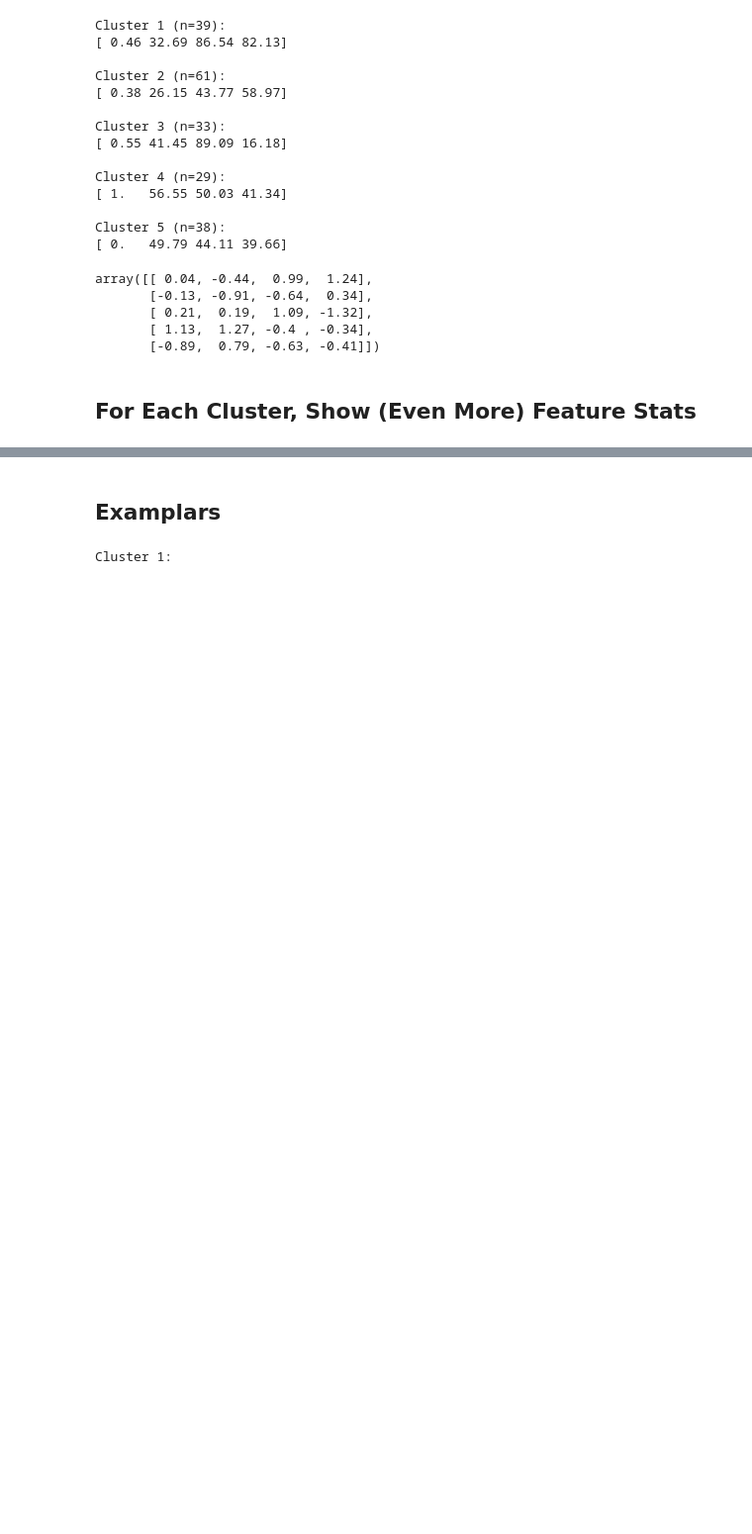
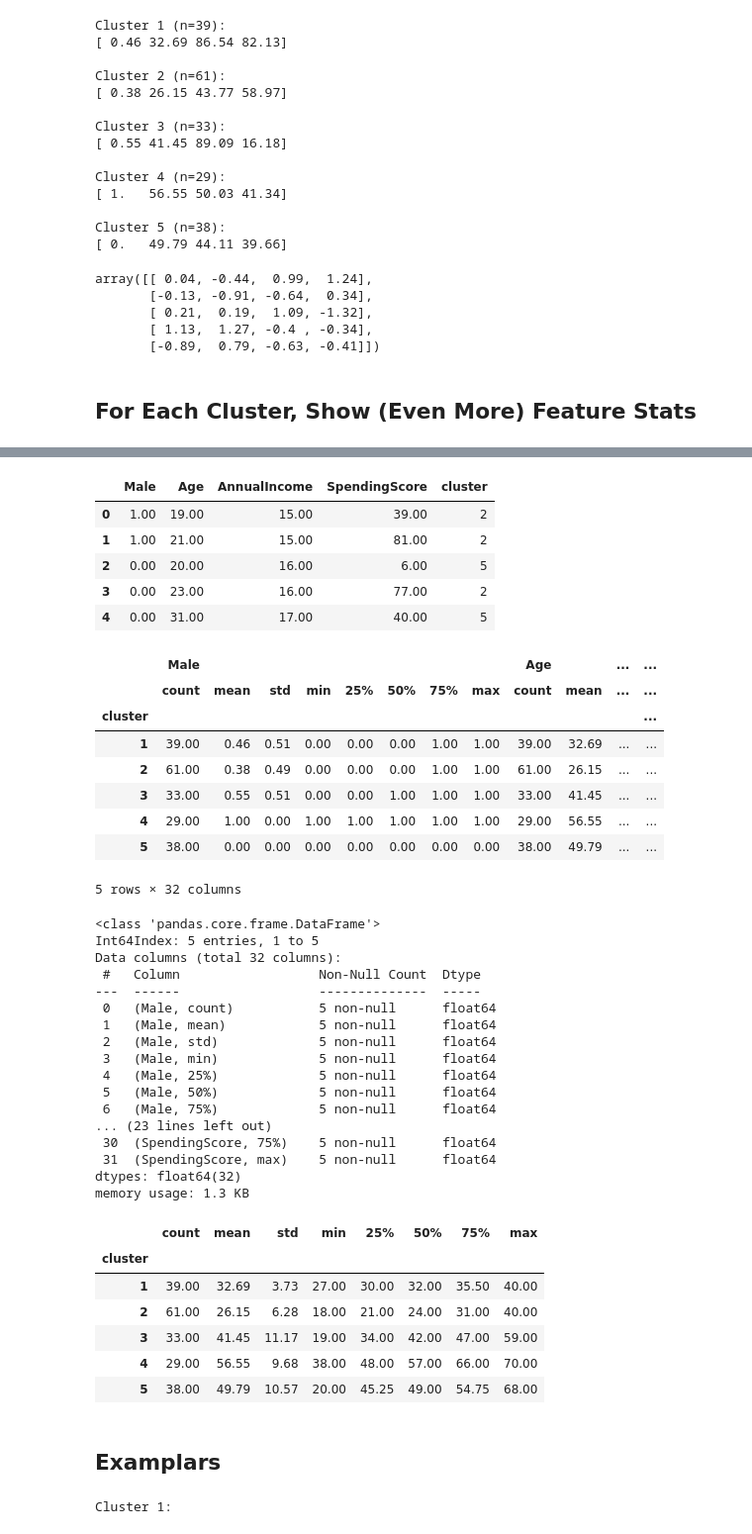
Before and after one commit to stepthom/sandbox, a Jupyter notebook: slides_clustering_interpret.ipynb, the cells around one changed output, grey strips where cells are left out. Shown: that part at 99% size. Saved outputs shown, nothing was run; the diff lists cells and outputs as text; code cells hidden in the pictures; blank space fills up the shorter version.

```diff
--- a/slides_clustering_interpret.ipynb
+++ b/slides_clustering_interpret.ipynb
@@ -263,6 +263,59 @@ Number of Instances: 29
 | Age | 20.00 | 49.79 | 68.00 | 46.87 | 34.32 | 45.03 |
 | AnnualIncome | 16.00 | 44.11 | 67.00 | 69.50 | 53.00 | 34.67 |
 | SpendingScore | 5.00 | 39.66 | 59.00 | 60.41 | 28.06 | 38.79 |
+# %%
+# Or, we could have used panda's group-by function
+import pandas as pd
+
+X_df = pd.DataFrame(scaler.inverse_transform(X), columns=col_names)
+X_df['cluster'] = labels
+X_df.head()
+
+cl_group = X_df.groupby(['cluster']).agg('describe')
+cl_group
+
+cl_group.info()
+cl_group['Age']
+# %% [output]
+|  | Male | Age | AnnualIncome | SpendingScore | cluster |
+| 0 | 1.00 | 19.00 | 15.00 | 39.00 | 2 |
+| 1 | 1.00 | 21.00 | 15.00 | 81.00 | 2 |
+| 2 | 0.00 | 20.00 | 16.00 | 6.00 | 5 |
+| 3 | 0.00 | 23.00 | 16.00 | 77.00 | 2 |
+| 4 | 0.00 | 31.00 | 17.00 | 40.00 | 5 |
+|  | Male |  |  |  |  |  |  |  | Age |  | ... | ... |
+|  | count | mean | std | min | 25% | 50% | 75% | max | count | mean | ... | ... |
+| cluster |  |  |  |  |  |  |  |  |  |  |  | ... |
+| 1 | 39.00 | 0.46 | 0.51 | 0.00 | 0.00 | 0.00 | 1.00 | 1.00 | 39.00 | 32.69 | ... | ... |
+| 2 | 61.00 | 0.38 | 0.49 | 0.00 | 0.00 | 0.00 | 1.00 | 1.00 | 61.00 | 26.15 | ... | ... |
+| 3 | 33.00 | 0.55 | 0.51 | 0.00 | 0.00 | 1.00 | 1.00 | 1.00 | 33.00 | 41.45 | ... | ... |
+| 4 | 29.00 | 1.00 | 0.00 | 1.00 | 1.00 | 1.00 | 1.00 | 1.00 | 29.00 | 56.55 | ... | ... |
+| 5 | 38.00 | 0.00 | 0.00 | 0.00 | 0.00 | 0.00 | 0.00 | 0.00 | 38.00 | 49.79 | ... | ... |
+5 rows × 32 columns
+<class 'pandas.core.frame.DataFrame'>
+Int64Index: 5 entries, 1 to 5
+Data columns (total 32 columns):
+ #   Column                  Non-Null Count  Dtype
+---  ------                  --------------  -----
+ 0   (Male, count)           5 non-null      float64
+ 1   (Male, mean)            5 non-null      float64
+ 2   (Male, std)             5 non-null      float64
+ 3   (Male, min)             5 non-null      float64
+ 4   (Male, 25%)             5 non-null      float64
+ 5   (Male, 50%)             5 non-null      float64
+ 6   (Male, 75%)             5 non-null      float64
+... (23 lines left out)
+ 30  (SpendingScore, 75%)    5 non-null      float64
+ 31  (SpendingScore, max)    5 non-null      float64
+dtypes: float64(32)
+memory usage: 1.3 KB
+|  | count | mean | std | min | 25% | 50% | 75% | max |
+| cluster |  |  |  |  |  |  |  |  |
+| 1 | 39.00 | 32.69 | 3.73 | 27.00 | 30.00 | 32.00 | 35.50 | 40.00 |
+| 2 | 61.00 | 26.15 | 6.28 | 18.00 | 21.00 | 24.00 | 31.00 | 40.00 |
+| 3 | 33.00 | 41.45 | 11.17 | 19.00 | 34.00 | 42.00 | 47.00 | 59.00 |
+| 4 | 29.00 | 56.55 | 9.68 | 38.00 | 48.00 | 57.00 | 66.00 | 70.00 |
+| 5 | 38.00 | 49.79 | 10.57 | 20.00 | 45.25 | 49.00 | 54.75 | 68.00 |
 # %% [markdown]
 ## Examplars
 # %%
```
Also changed, not shown: parts of 2 cells of this notebook, 3 other files.
